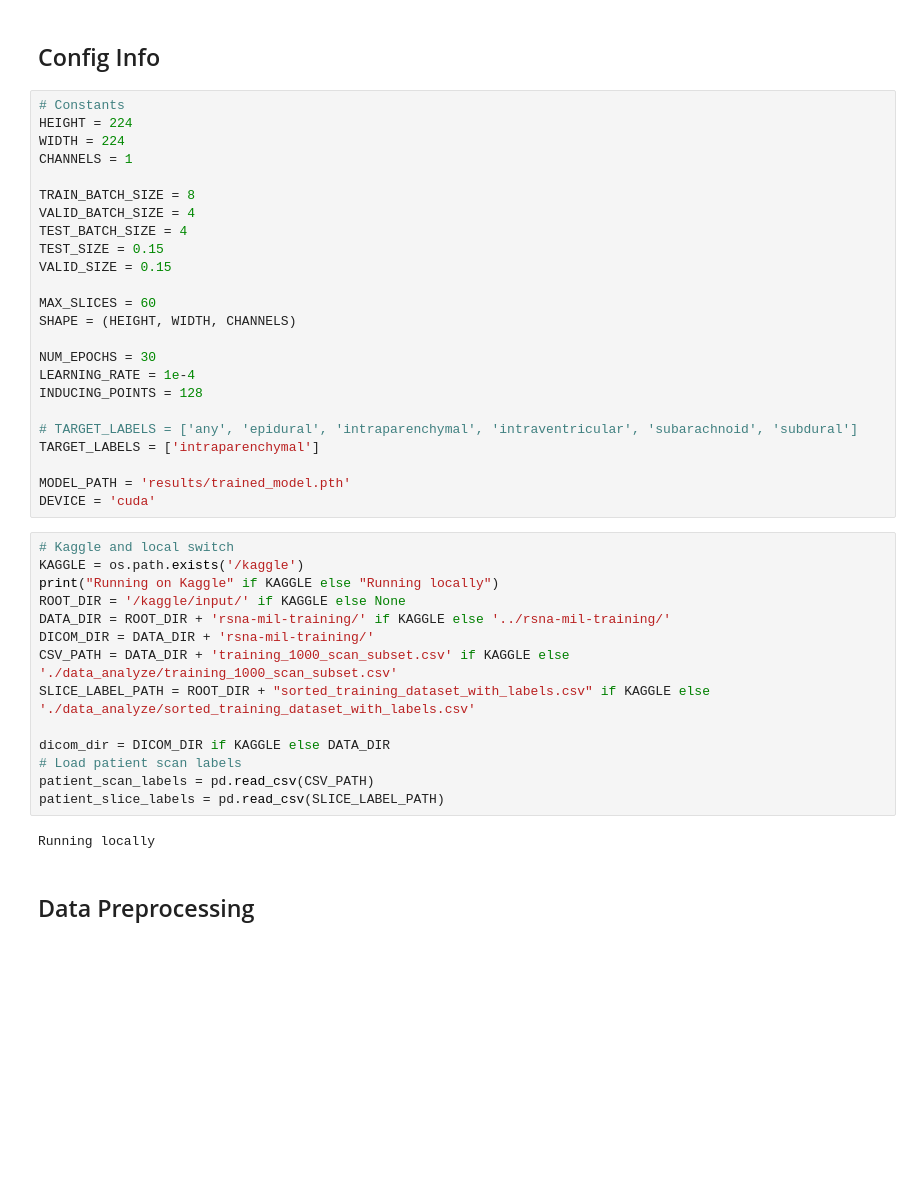
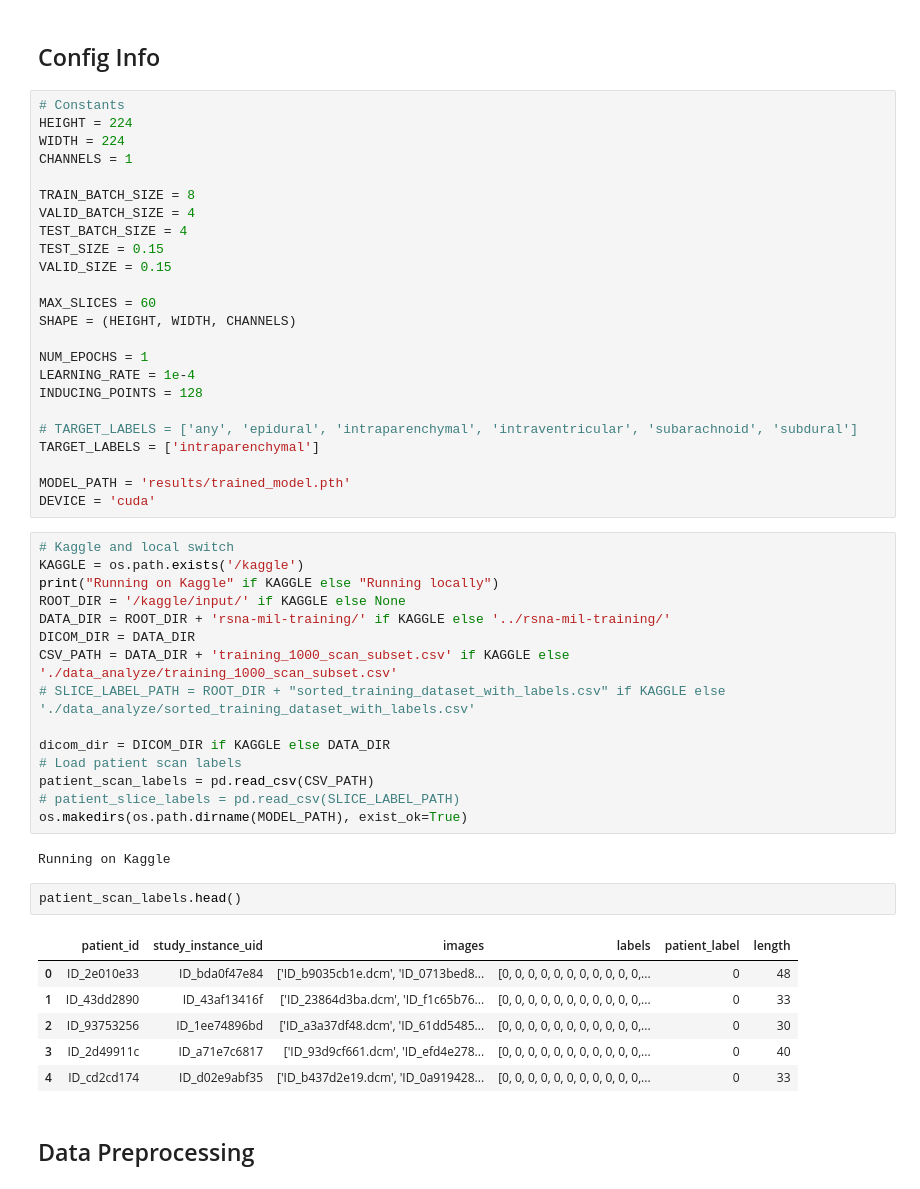
Before and after one commit to nhatminhtrieu/Brain-Stroke-Diagnosis, a Jupyter notebook: rsna/resnet2D-rsna-mil.ipynb, the cells around one changed output. Drawn from its saved outputs; the diff is of its cells as text; blank space fills up the shorter version.

```diff
--- a/rsna/resnet2D-rsna-mil.ipynb
+++ b/rsna/resnet2D-rsna-mil.ipynb
@@ -99,7 +99,7 @@ VALID_SIZE = 0.15
 MAX_SLICES = 60
 SHAPE = (HEIGHT, WIDTH, CHANNELS)
 
-NUM_EPOCHS = 30
+NUM_EPOCHS = 1
 LEARNING_RATE = 1e-4
 INDUCING_POINTS = 128
 
@@ -114,16 +114,26 @@ KAGGLE = os.path.exists('/kaggle')
 print("Running on Kaggle" if KAGGLE else "Running locally")
 ROOT_DIR = '/kaggle/input/' if KAGGLE else None
 DATA_DIR = ROOT_DIR + 'rsna-mil-training/' if KAGGLE else '../rsna-mil-training/'
-DICOM_DIR = DATA_DIR + 'rsna-mil-training/'
+DICOM_DIR = DATA_DIR
 CSV_PATH = DATA_DIR + 'training_1000_scan_subset.csv' if KAGGLE else './data_analyze/training_1000_scan_subset.csv'
-SLICE_LABEL_PATH = ROOT_DIR + "sorted_training_dataset_with_labels.csv" if KAGGLE else './data_analyze/sorted_training_dataset_with_labels.csv'
+# SLICE_LABEL_PATH = ROOT_DIR + "sorted_training_dataset_with_labels.csv" if KAGGLE else './data_analyze/sorted_training_dataset_with_labels.csv'
 
 dicom_dir = DICOM_DIR if KAGGLE else DATA_DIR
 # Load patient scan labels
 patient_scan_labels = pd.read_csv(CSV_PATH)
-patient_slice_labels = pd.read_csv(SLICE_LABEL_PATH)
+# patient_slice_labels = pd.read_csv(SLICE_LABEL_PATH)
+os.makedirs(os.path.dirname(MODEL_PATH), exist_ok=True)
 # %% [output]
-Running locally
+Running on Kaggle
+# %%
+patient_scan_labels.head()
+# %% [output]
+|  | patient_id | study_instance_uid | images | labels | patient_label | length |
+| 0 | ID_2e010e33 | ID_bda0f47e84 | ['ID_b9035cb1e.dcm', 'ID_0713bed8... | [0, 0, 0, 0, 0, 0, 0, 0, 0, 0, 0,... | 0 | 48 |
+| 1 | ID_43dd2890 | ID_43af13416f | ['ID_23864d3ba.dcm', 'ID_f1c65b76... | [0, 0, 0, 0, 0, 0, 0, 0, 0, 0, 0,... | 0 | 33 |
+| 2 | ID_93753256 | ID_1ee74896bd | ['ID_a3a37df48.dcm', 'ID_61dd5485... | [0, 0, 0, 0, 0, 0, 0, 0, 0, 0, 0,... | 0 | 30 |
+| 3 | ID_2d49911c | ID_a71e7c6817 | ['ID_93d9cf661.dcm', 'ID_efd4e278... | [0, 0, 0, 0, 0, 0, 0, 0, 0, 0, 0,... | 0 | 40 |
+| 4 | ID_cd2cd174 | ID_d02e9abf35 | ['ID_b437d2e19.dcm', 'ID_0a919428... | [0, 0, 0, 0, 0, 0, 0, 0, 0, 0, 0,... | 0 | 33 |
 # %% [markdown]
 ## Data Preprocessing
 # %%
```
Also changed, not shown: parts of 17 cells of this notebook.
